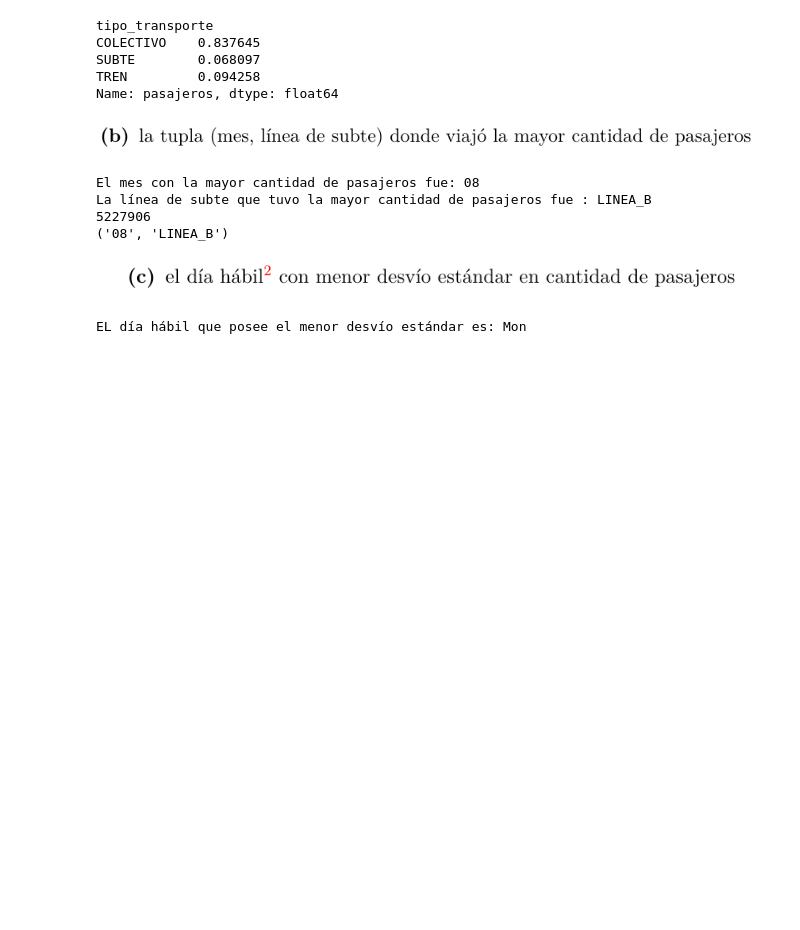
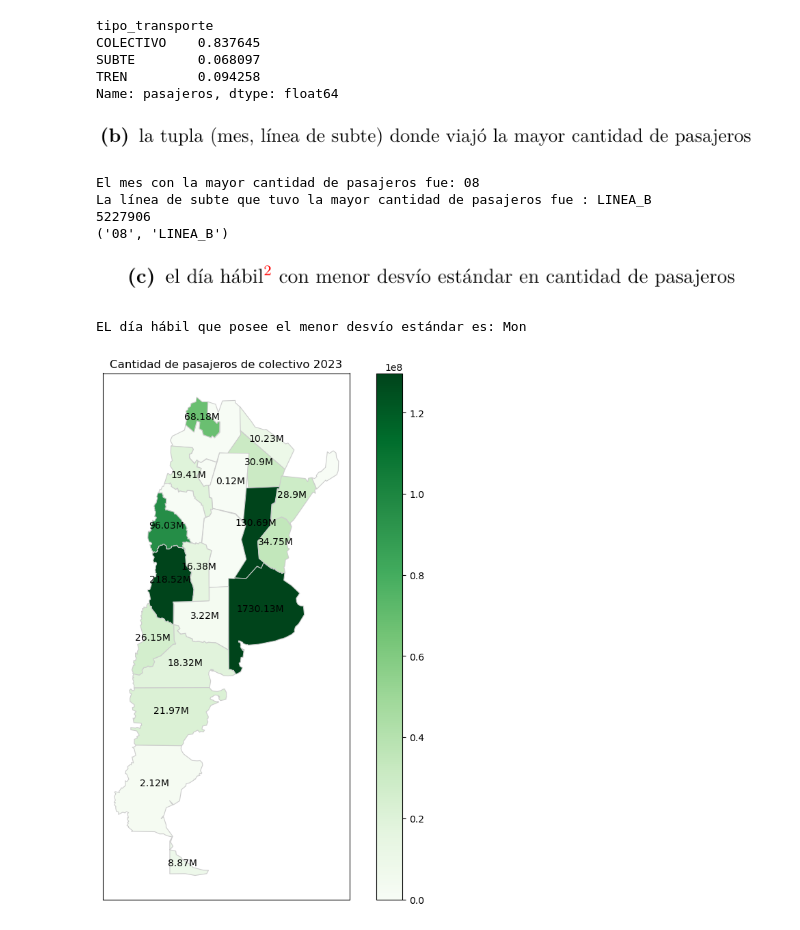
Before and after one commit to corrideluca/sube-2023, a Jupyter notebook: tp.ipynb, the cells around one changed output. Cells and saved outputs as stored; diff of their text form; code cells hidden in the pictures; blank space fills up the shorter version.

Commit message:
Agrego el mapa de calor de argentina :D

```diff
--- a/tp.ipynb
+++ b/tp.ipynb
@@ -149,3 +152,30 @@ dia_menor_desvio = desvio_hábiles.idxmin()
 print(f"EL día hábil que posee el menor desvío estándar es: {dia_menor_desvio}")
 # %% [output]
 EL día hábil que posee el menor desvío estándar es: Mon
+# %%
+import geopandas as gpd
+import matplotlib.pyplot as plt
+
+df = gpd.read_file("argentina.geojson")
+datos_mapa = datos[(datos["PROVINCIA"] != "JN") & (datos["TIPO_TRANSPORTE"] == "COLECTIVO")] # Saco los de Jurisdiccion nacional ( no son muy signigicativos en el total 5% aprox)
+datos_mapa = datos_mapa.groupby("PROVINCIA").sum("CANTIDAD")
+df["nombre"] = df["nombre"].apply(str.upper)
+df["cantidad"] = [datos_mapa['CANTIDAD'][provincia] if provincia in datos_mapa.index else 0 for provincia in df["nombre"]]
+# %%
+fig, ax = plt.subplots(1, 1, figsize=(10, 10))
+ax.get_xaxis().set_visible(False)
+ax.get_yaxis().set_visible(False)
+df.plot(column='cantidad', cmap='Greens', linewidth=0.8, ax=ax, edgecolor='0.8', legend=True, vmax=datos_mapa["CANTIDAD"].mean())
+
+def million_format(n):
+    if (n == 0):
+        return ""
+
+    return str(round(n/1000000, 2))+"M"
+
+for i, row in df.iterrows():
+    ax.text(row.geometry.centroid.x, row.geometry.centroid.y, million_format(row['cantidad']), horizontalalignment='center')
+plt.title('Cantidad de pasajeros de colectivo 2023')
+plt.show()
+# %% [output]
+[figure, added]
```
Also changed, not shown: parts of 2 cells of this notebook, 1 other file.
